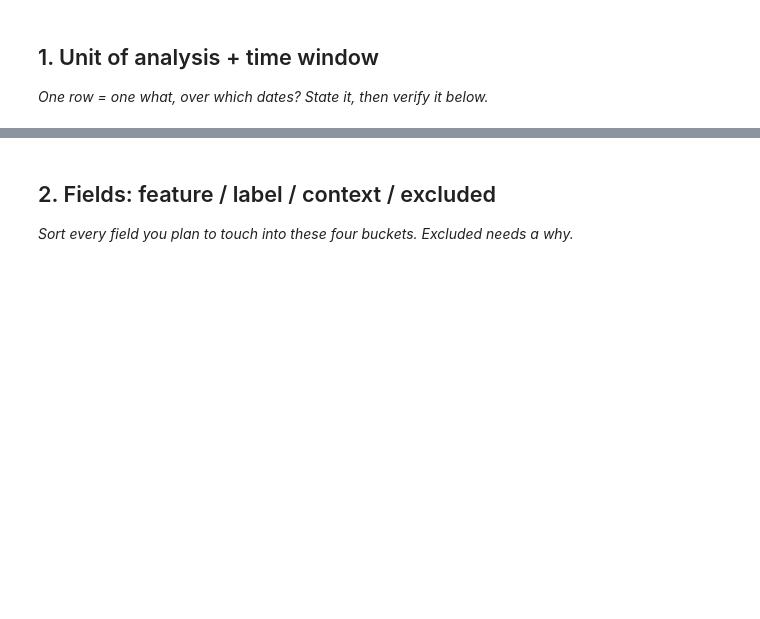
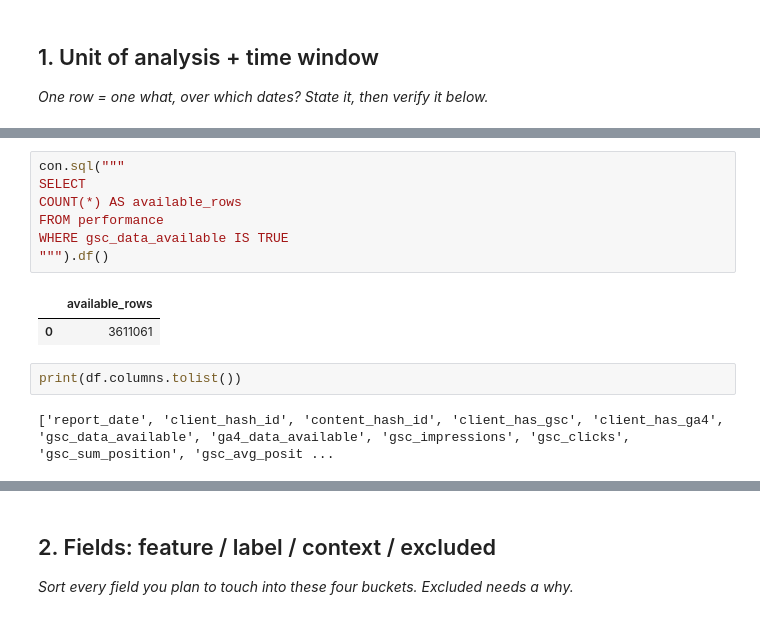
Before and after one commit to MahboobAli1/flyrank-ml-internship, a Jupyter notebook: work/notebooks/w03_data_contract.ipynb, the cells around one changed output, grey strips where cells are left out. Drawn from its saved outputs; the diff is of its cells as text; blank space fills up the shorter version.

```diff
--- a/work/notebooks/w03_data_contract.ipynb
+++ b/work/notebooks/w03_data_contract.ipynb
@@ -12,0 +113,14 @@ This skeleton is yours to fill. Work the sections **in order** — each one has
+# %%
+con.sql("""
+SELECT
+COUNT(*) AS available_rows
+FROM performance
+WHERE gsc_data_available IS TRUE
+""").df()
+# %% [output]
+|  | available_rows |
+| 0 | 3611061 |
+# %%
+print(df.columns.tolist())
+# %% [output]
+['report_date', 'client_hash_id', 'content_hash_id', 'client_has_gsc', 'client_has_ga4', 'gsc_data_available', 'ga4_data_available', 'gsc_impressions', 'gsc_clicks', 'gsc_sum_position', 'gsc_avg_posit ...
```
Also changed, not shown: parts of 15 cells of this notebook.
